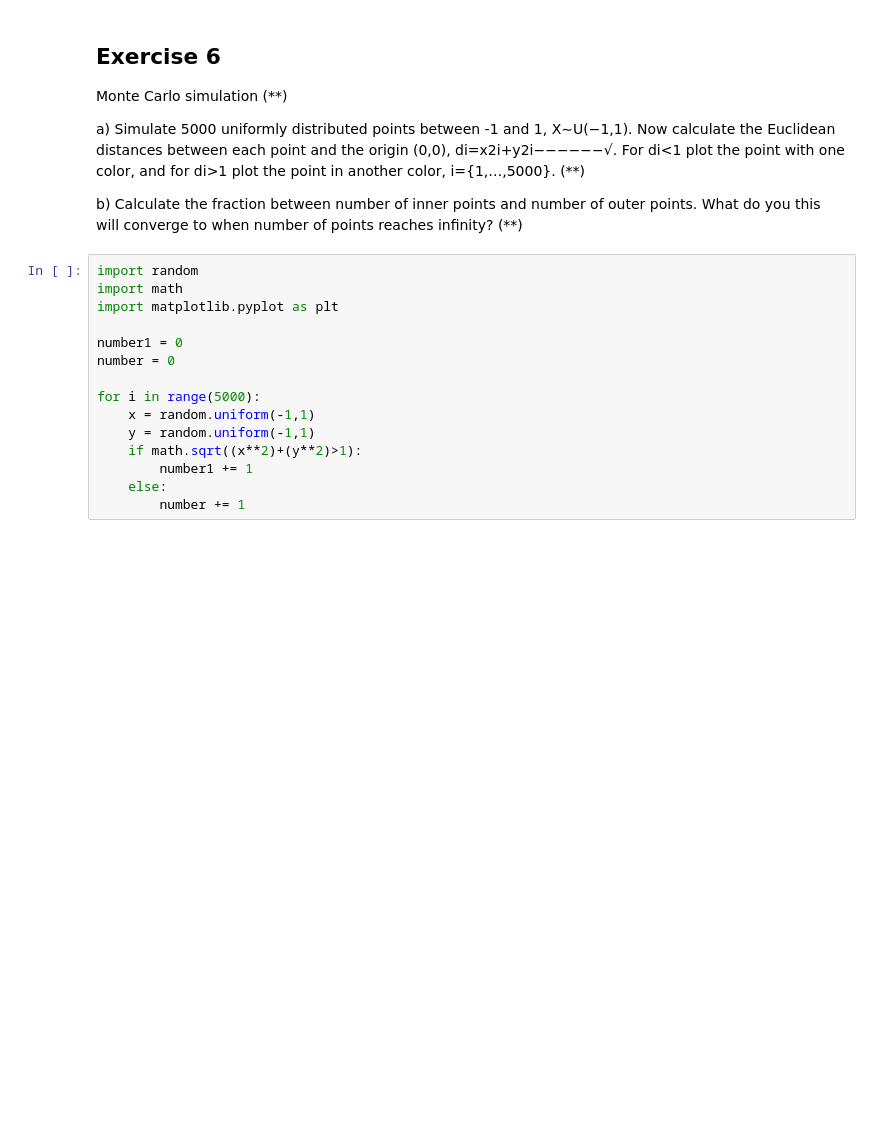
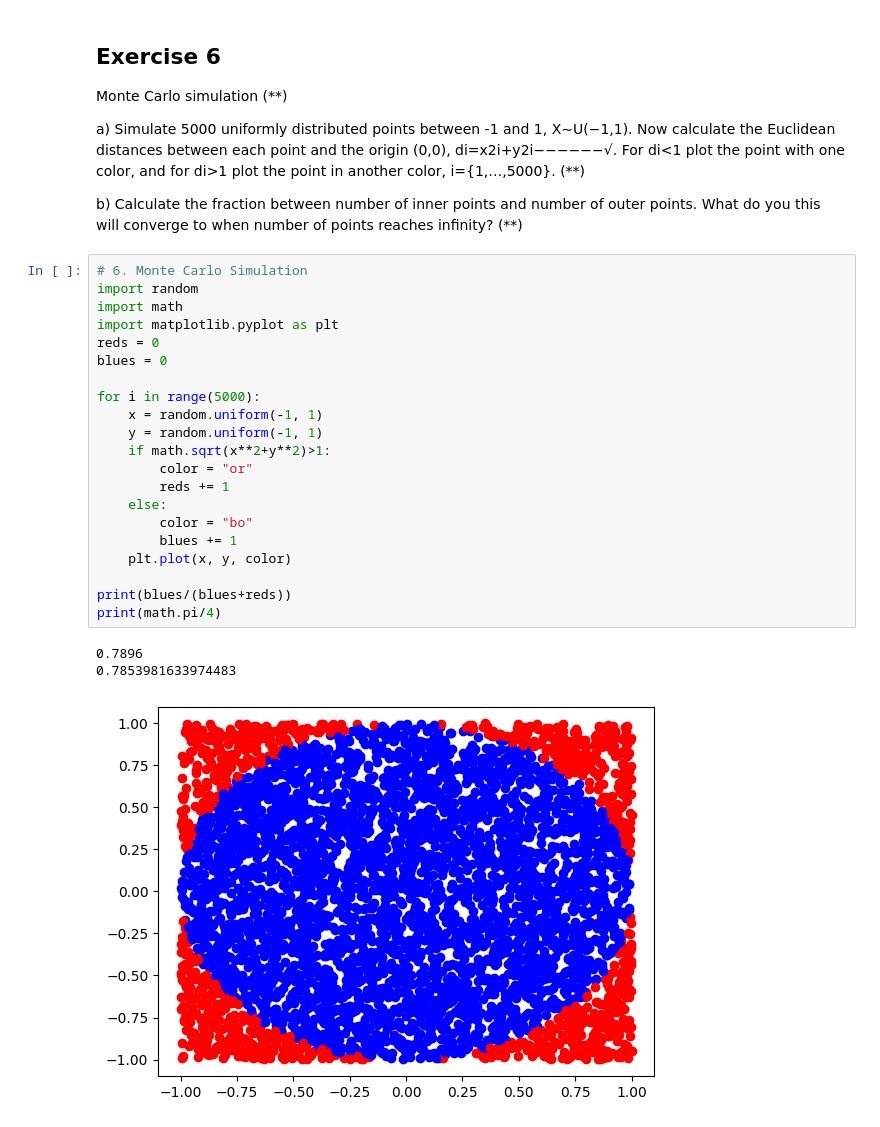
Before and after one commit to Danneftw1/Python-Daniel-Nilsson, a Jupyter notebook: Exercises/Exercises-04.ipynb, the cells around one changed output. Cells and saved outputs as stored; diff of their text form; blank space fills up the shorter version.

```diff
--- a/Exercises/Exercises-04.ipynb
+++ b/Exercises/Exercises-04.ipynb
@@ -190,17 +190,27 @@ Monte Carlo simulation (**)
 
   b) Calculate the fraction between number of inner points and number of outer points. What do you this will converge to when number of points reaches infinity? (**)
 # %%
+# 6. Monte Carlo Simulation
 import random
 import math
 import matplotlib.pyplot as plt
-
-number1 = 0
-number = 0
+reds = 0
+blues = 0
 
 for i in range(5000):
-    x = random.uniform(-1,1)
-    y = random.uniform(-1,1)
-    if math.sqrt((x**2)+(y**2)>1):
-        number1 += 1
+    x = random.uniform(-1, 1)
+    y = random.uniform(-1, 1)
+    if math.sqrt(x**2+y**2)>1:
+        color = "or"
+        reds += 1
     else:
-        number += 1
+        color = "bo"
+        blues += 1
+    plt.plot(x, y, color)
+
+print(blues/(blues+reds))
+print(math.pi/4)
+# %% [output]
+0.7896
+0.7853981633974483
+[figure, added]
```
Also changed, not shown: parts of 5 cells of this notebook, 2 other files.
